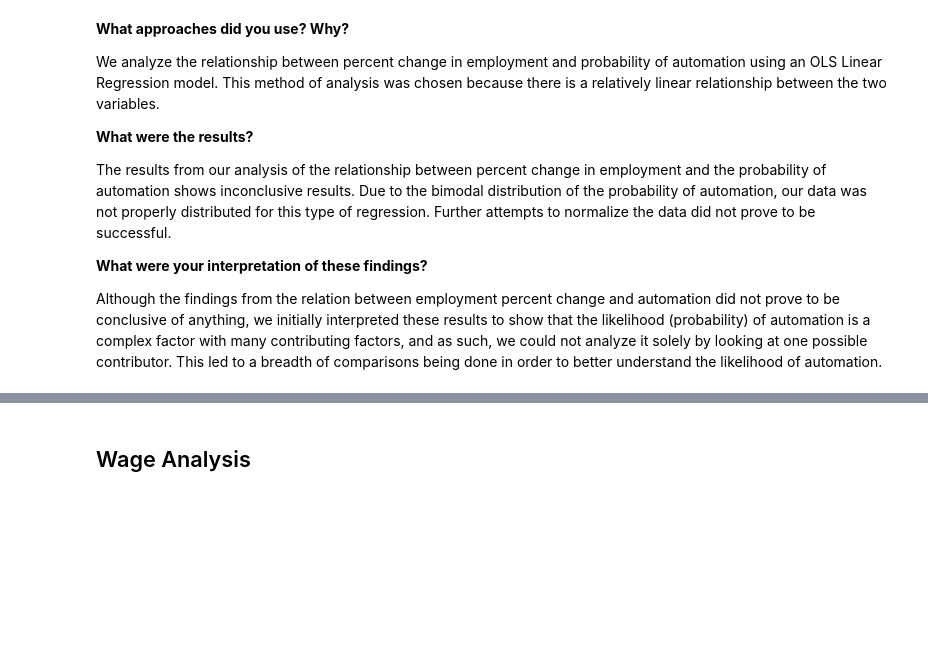
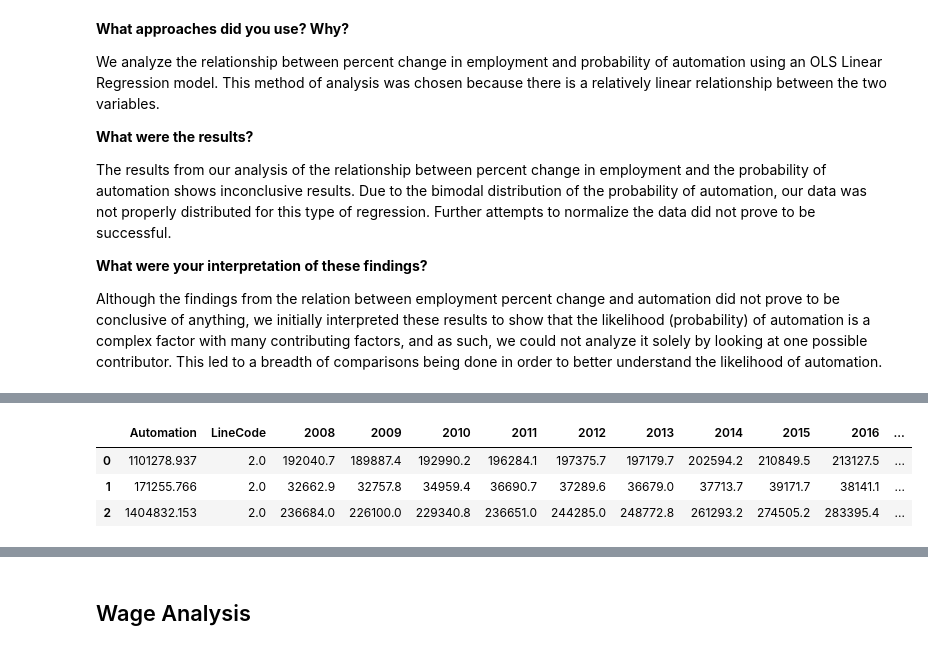
Before and after one commit to COGS108/group11_sp20, a Jupyter notebook: FinalProject_group11.ipynb, the cells around one changed output, grey strips where cells are left out. Saved outputs shown, nothing was run; the diff lists cells and outputs as text; code cells hidden in the pictures; blank space fills up the shorter version.

```diff
--- a/FinalProject_group11.ipynb
+++ b/FinalProject_group11.ipynb
@@ -327,0 +376,10 @@ Warnings:
+# %%
+likelihoodAutomation = pd.DataFrame(state_likelihood)
+incomeANDautomation = likelihoodAutomation.merge(totalIncomeState, left_index=True, right_index=True)
+incomeANDautomation = incomeANDautomation.rename(columns={0: "Automation"})
+incomeANDautomation.head(3)
+# %% [output]
+|  | Automation | LineCode | 2008 | 2009 | 2010 | 2011 | 2012 | 2013 | 2014 | 2015 | 2016 | ... |
+| 0 | 1101278.937 | 2.0 | 192040.7 | 189887.4 | 192990.2 | 196284.1 | 197375.7 | 197179.7 | 202594.2 | 210849.5 | 213127.5 | ... |
+| 1 | 171255.766 | 2.0 | 32662.9 | 32757.8 | 34959.4 | 36690.7 | 37289.6 | 36679.0 | 37713.7 | 39171.7 | 38141.1 | ... |
+| 2 | 1404832.153 | 2.0 | 236684.0 | 226100.0 | 229340.8 | 236651.0 | 244285.0 | 248772.8 | 261293.2 | 274505.2 | 283395.4 | ... |
```
Also changed, not shown: parts of 24 cells of this notebook.
